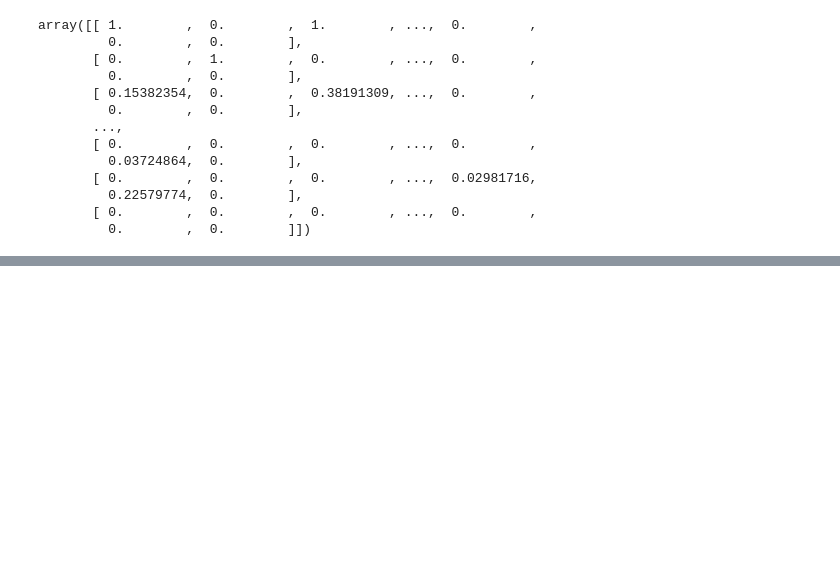
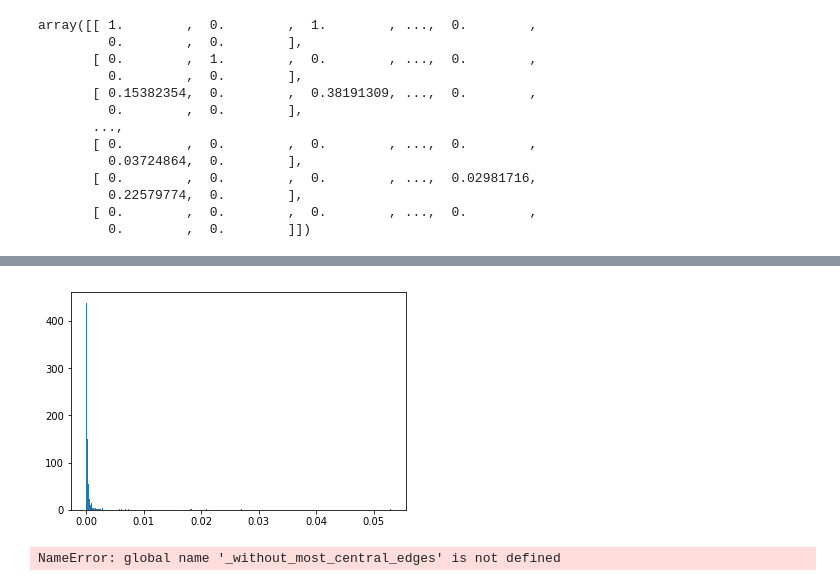
Before and after one commit to drosbcn/Networks, a Jupyter notebook: networks_project.ipynb, the cells around one changed output, grey strips where cells are left out. Saved outputs shown, nothing was run; the diff lists cells and outputs as text; code cells hidden in the pictures; blank space fills up the shorter version.

```diff
--- a/networks_project.ipynb
+++ b/networks_project.ipynb
@@ -105,0 +148,7 @@ input_output_norm
+# %%
+#betweeness centrality
+btw_centrality = nx.betweenness_centrality(G)
+plt.hist(btw_centrality.values(), bins="auto")
+plt.show()
+# %% [output]
+[figure, added]
@@ -105,0 +185,4 @@ input_output_norm
+# %%
+list(gn_partition)
+# %% [output]
+NameError: global name '_without_most_central_edges' is not defined
```
Also changed, not shown: parts of 19 cells of this notebook, 1 other file.
